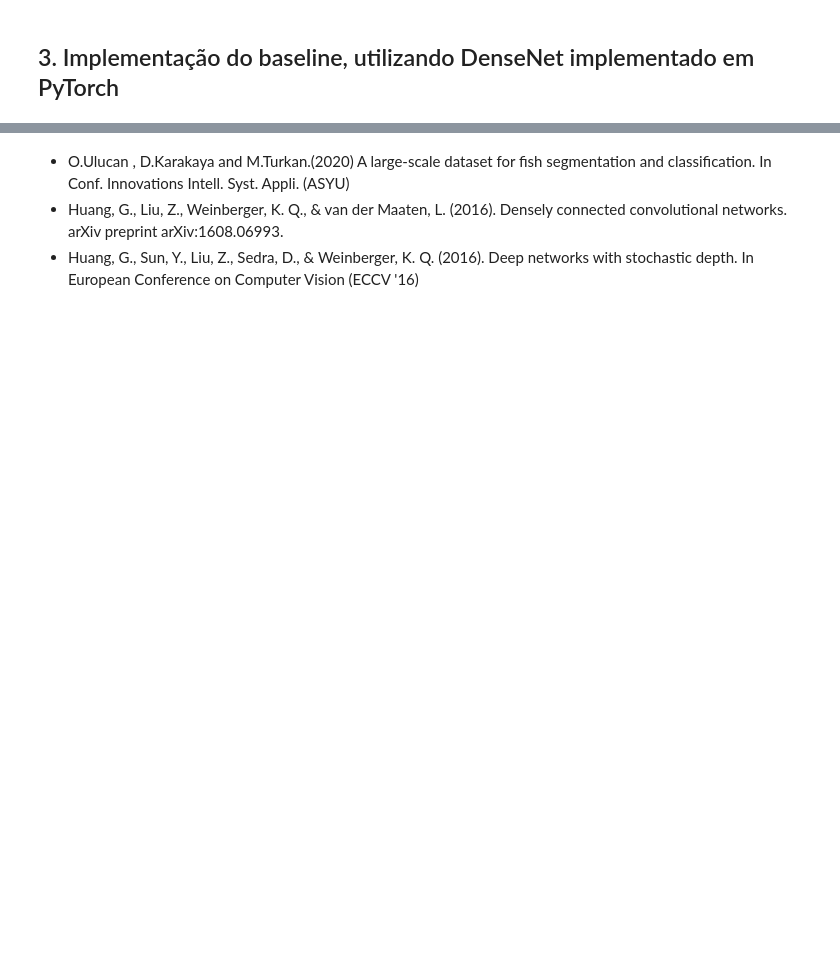
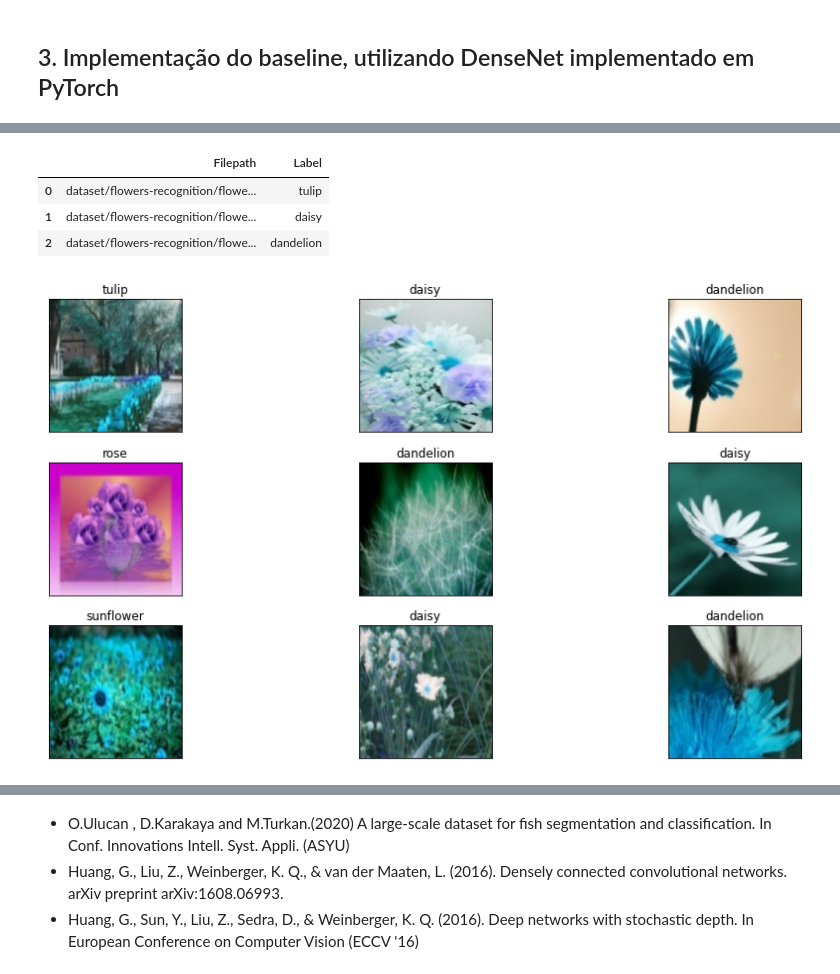
Before and after one commit to devwlad/intro-ml-classification, a Jupyter notebook: fml_final.ipynb, the cells around one changed output, grey strips where cells are left out. Cells and saved outputs as stored; diff of their text form; code cells hidden in the pictures; blank space fills up the shorter version.

Commit message:
removed svm from code. Added implementation for flower classification

```diff
--- a/fml_final.ipynb
+++ b/fml_final.ipynb
@@ -565,0 +269,12 @@ got image 539
+# %%
+image_dir = Path('dataset/flowers-recognition/flowers')
+
+# Get filepaths and labels
+filepaths = list(image_dir.glob(r'**/*.jpg'))
+labels = list(map(lambda x: os.path.split(os.path.split(x)[0])[1], filepaths))
+filepaths = pd.Series(filepaths, name='Filepath').astype(str)
+labels = pd.Series(labels, name='Label')
+
+# Concatenate filepaths and labels
+image_df = pd.concat([filepaths, labels], axis=1)
+image_df
@@ -565,0 +295,11 @@ got image 539
+# %%
+# Shuffle the DataFrame and reset index
+image_df = image_df.sample(frac=1).reset_index(drop = True)
+
+# Show the result
+image_df.head(3)
+# %% [output]
+|  | Filepath | Label |
+| 0 | dataset/flowers-recognition/flowe... | tulip |
+| 1 | dataset/flowers-recognition/flowe... | daisy |
+| 2 | dataset/flowers-recognition/flowe... | dandelion |
@@ -565,0 +339,19 @@ got image 539
+# %%
+IMG_SIZE = 224
+resized = []
+for path in image_df['Filepath']:
+    img_arr = cv2.imread(path, cv2.IMREAD_COLOR)
+    resized_arr = cv2.resize(img_arr, (IMG_SIZE, IMG_SIZE))
+    resized.append([resized_arr])
+# %%
+# Display 9 picture of the dataset with their labels
+fig, axes = plt.subplots(nrows=3, ncols=3, figsize=(15, 7),
+                        subplot_kw={'xticks': [], 'yticks': []})
+
+for i, ax in enumerate(axes.flat):
+    ax.imshow(resized[i][0])
+    ax.set_title(image_df.Label[i])
+plt.tight_layout()
+plt.show()
+# %% [output]
+[figure, added]
```
Also changed, not shown: parts of 44 cells of this notebook.
